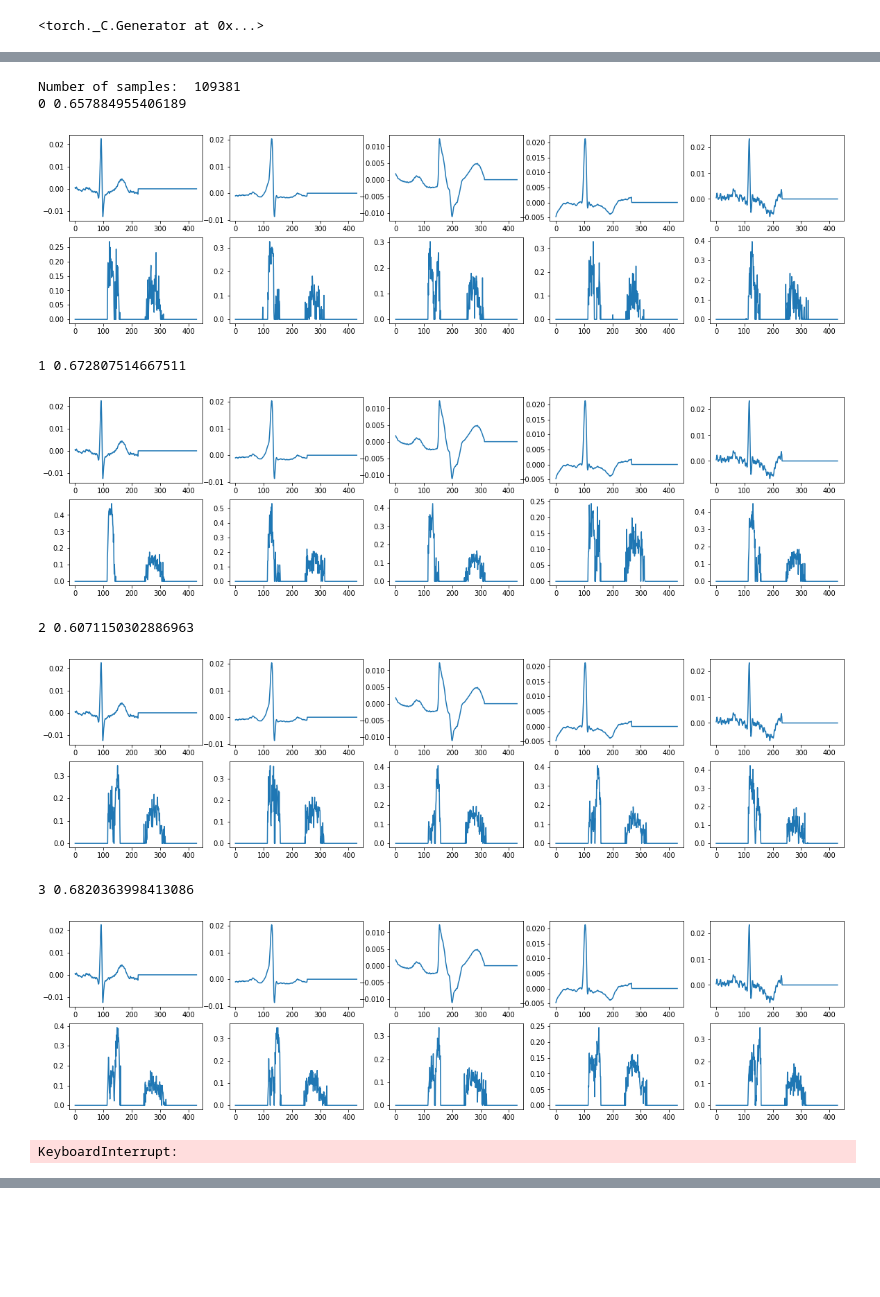
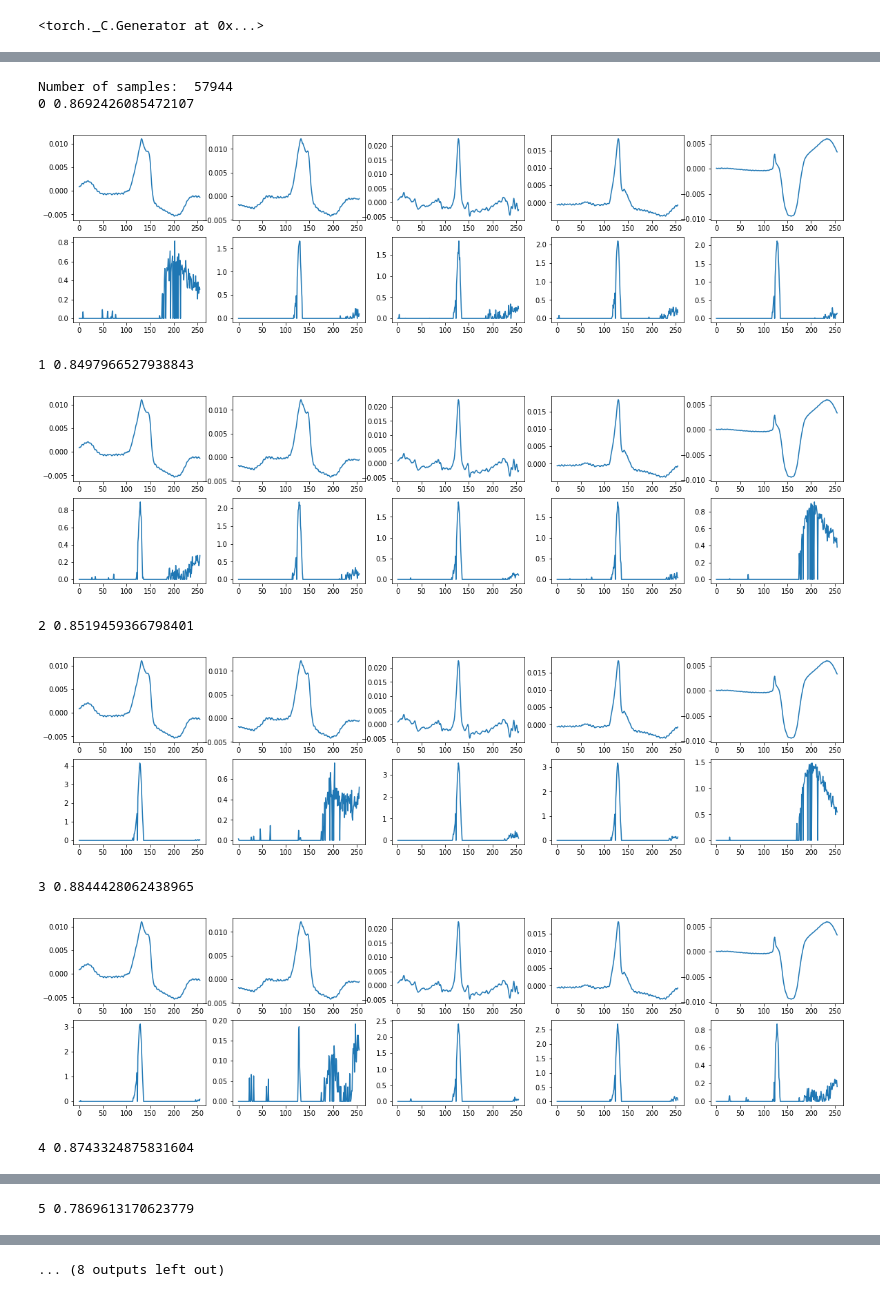
Before and after one commit to ruchiraravishankar/lvl4-hons-project, a Jupyter notebook: notebooks/misc/vae/vae1.ipynb, the cells around one changed output, grey strips where cells are left out. Drawn from its saved outputs; the diff is of its cells as text; code cells hidden in the pictures; blank space fills up the shorter version.

```diff
--- a/notebooks/misc/vae/vae1.ipynb
+++ b/notebooks/misc/vae/vae1.ipynb
@@ -19,9 +19,15 @@ torch.manual_seed(1)
 EPOCH = 10
 BATCH_SIZE = 32
 LR = 0.005
-path = '/Users/ruchira/Documents/lvl_4_project/lvl4-hons-project/notebooks/train_test_imbal/'
+path = '/Users/ruchira/Documents/lvl_4_project/lvl4-hons-project/notebooks'
 # %%
-X_train = np.loadtxt(path + 'X_train.csv', delimiter=',')
-y_train = np.loadtxt(path + 'y_train.csv', delimiter=',')
-X_test = np.loadtxt(path + 'X_test.csv', delimiter=',')
-y_test = np.loadtxt(path + 'y_test.csv', delimiter=',')
+# X_train = np.loadtxt(path + 'X_train.csv', delimiter=',')
+# y_train = np.loadtxt(path + 'y_train.csv', delimiter=',')
+# X_test = np.loadtxt(path + 'X_test.csv', delimiter=',')
+# y_test = np.loadtxt(path + 'y_test.csv', delimiter=',')
+
+train = np.loadtxt(path + '/train_test_sampled/train.csv', delimiter=',')
+test = np.loadtxt(path + '/train_test_sampled/test.csv', delimiter=',')
+
+print(train.shape)
+print(test.shape)
@@ -28,4 +37,12 @@ y_test = np.loadtxt(path + 'y_test.csv', delimiter=',')
 # %%
+X_train = train[:,:-3]
+y_train = train[:,-3]
+
+
+X_test = test[:,:-3]
+y_test = test[:,-3]
+
+
 print(X_train.shape)
 print(y_train.shape)
 print(X_test.shape)
@@ -108,7 +139,7 @@ def latent_loss(z_mean, z_stddev):
 # %%
-view_data = Variable(tensor_Xtrain[:5].view(-1, 430).type(torch.FloatTensor)/255.)
+view_data = Variable(tensor_Xtrain[:5].view(-1, 256).type(torch.FloatTensor)/255.)
 # %%
-input_dim = 1 * 430
+input_dim = 1 * 256
 batch_size = 32
 
 
@@ -118,40 +149,40 @@ encoder = Encoder(input_dim, 100, 100)
 decoder = Decoder(8, 100, input_dim)
 vae = VAE(encoder, decoder)
 
 criterion = nn.MSELoss()
 
 optimizer = optim.Adam(vae.parameters(), lr=0.0001)
 l = None
 for epoch in range(10):
     for i, data in enumerate(train_loader, 0):
         inputs, classes = data
         inputs, classes = Variable(inputs.resize_(batch_size, input_dim)).type(torch.FloatTensor), Variable(classes).type(torch.FloatTensor)
         optimizer.zero_grad()
         dec = vae(inputs)
         ll = latent_loss(vae.z_mean, vae.z_sigma)
         loss = criterion(dec, inputs) + ll
         loss.backward()
         optimizer.step()
         l = loss.item()
     print(epoch, l)
     vae_data = vae(view_data)
     f, a = plt.subplots(2, 5, figsize=(20,5))
 
     for i in range(5):
         a[0][i].plot(view_data.data.numpy()[i])
 
     for i in range(5):
         a[1][i].clear()
         a[1][i].plot(vae_data.data.numpy()[i])
     plt.show();
 # %% [output]
-Number of samples:  109381
-0 0.657884955406189
+Number of samples:  57944
+0 0.8692426085472107
-[figure, old version]
+[figure, new version]
-1 0.672807514667511
+1 0.8497966527938843
-[figure, old version]
+[figure, new version]
-2 0.6071150302886963
+2 0.8519459366798401
-[figure, old version]
+[figure, new version]
-3 0.6820363998413086
+3 0.8844428062438965
-[figure, old version]
+[figure, new version]
-KeyboardInterrupt:
+4 0.8743324875831604
@@ -157,0 +190 @@ KeyboardInterrupt:
+5 0.7869613170623779
@@ -157,0 +192 @@ KeyboardInterrupt:
+... (8 outputs left out)
```
Also changed, not shown: parts of 5 cells of this notebook, 6 other files.
